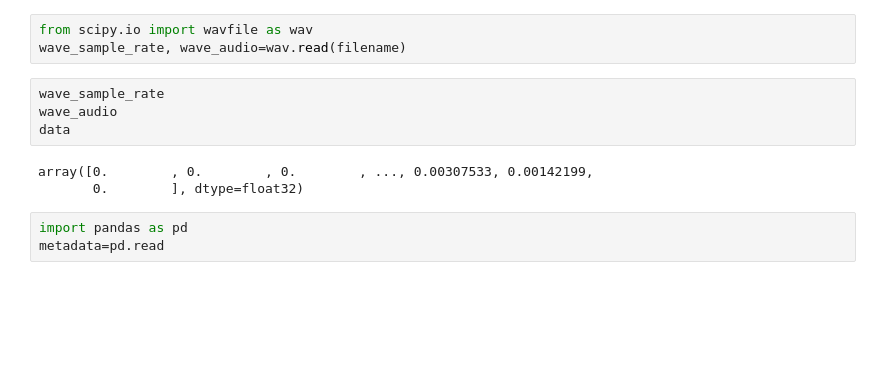
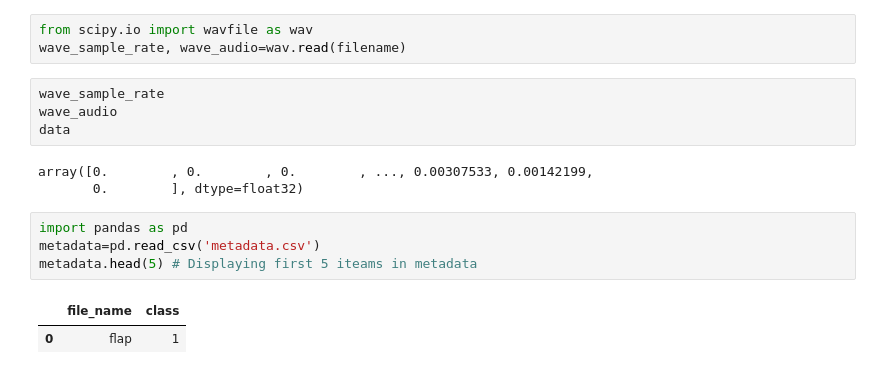
Before and after one commit to djarufes/smartPetMonitor, a Jupyter notebook: audioModel/Audio Data EDA.ipynb, the cells around one changed output. Drawn from its saved outputs; the diff is of its cells as text; blank space fills up the shorter version.

```diff
--- a/audioModel/Audio ML Testing.ipynb
+++ b/audioModel/Audio Data EDA.ipynb
@@ -51,4 +51,8 @@ array([0.        , 0.        , 0.        , ..., 0.00307533, 0.00142199,
        0.        ], dtype=float32)
 # %%
 import pandas as pd
-metadata=pd.read
+metadata=pd.read_csv('metadata.csv')
+metadata.head(5) # Displaying first 5 iteams in metadata
+# %% [output]
+|  | file_name | class |
+| 0 | flap | 1 |
```
Also changed, not shown: 3 other files.
